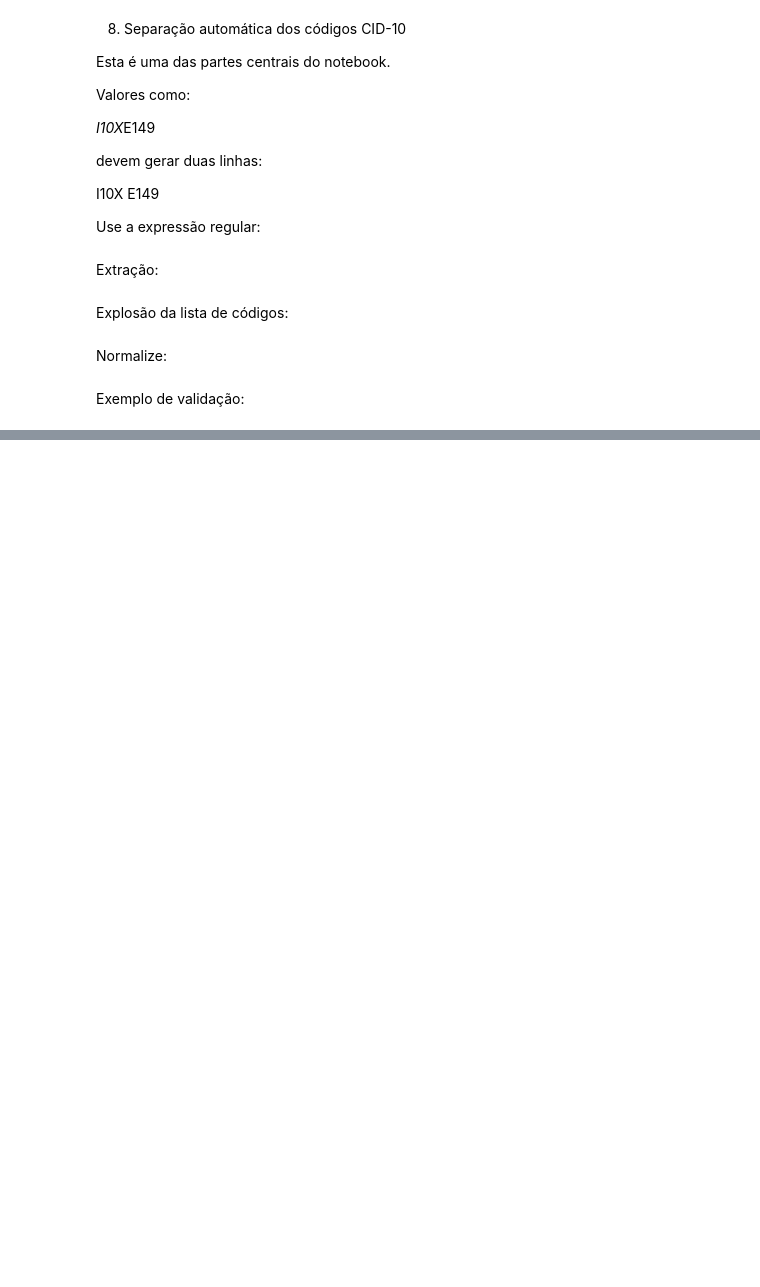
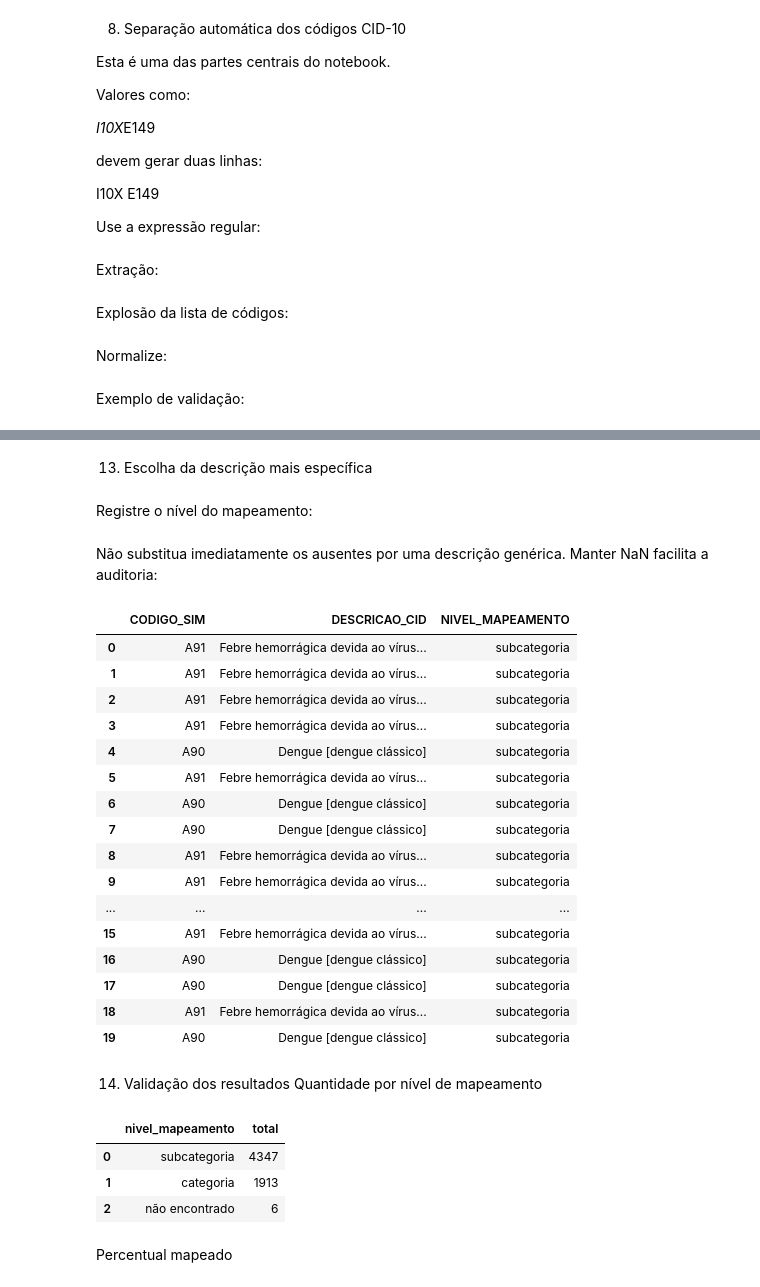
Before and after one commit to renatobdo/doutorado, a Jupyter notebook: 02_normalizacao_cid_sim.ipynb, the cells around one changed output, grey strips where cells are left out. Drawn from its saved outputs; the diff is of its cells as text; code cells hidden in the pictures; blank space fills up the shorter version.

```diff
--- a/02_normalizacao_cid_sim.ipynb
+++ b/02_normalizacao_cid_sim.ipynb
@@ -321,0 +446,8 @@ df_causas_separadas[
+# %%
+df_categorias_raw = ler_csv_cid(
+    CAMINHO_CATEGORIAS
+)
+
+df_subcategorias_raw = ler_csv_cid(
+    CAMINHO_SUBCATEGORIAS
+)
@@ -321,0 +623,15 @@ df_causas_separadas[
+# %% [markdown]
+13. Escolha da descrição mais específica
+# %%
+df_causas_enriquecidas["DESCRICAO_CID"] = (
+    df_causas_enriquecidas[
+        "DESCRICAO_SUBCATEGORIA"
+    ]
+    .fillna(
+        df_causas_enriquecidas[
+            "DESCRICAO_CATEGORIA"
+        ]
+    )
+)
+# %% [markdown]
+Registre o nível do mapeamento:
@@ -321,0 +655,49 @@ df_causas_separadas[
+# %% [markdown]
+Não substitua imediatamente os ausentes por uma descrição genérica. Manter NaN facilita a auditoria:
+# %%
+df_causas_enriquecidas[
+    [
+        "CODIGO_SIM",
+        "DESCRICAO_CID",
+        "NIVEL_MAPEAMENTO"
+    ]
+].head(20)
+# %% [output]
+|  | CODIGO_SIM | DESCRICAO_CID | NIVEL_MAPEAMENTO |
+| 0 | A91 | Febre hemorrágica devida ao vírus... | subcategoria |
+| 1 | A91 | Febre hemorrágica devida ao vírus... | subcategoria |
+| 2 | A91 | Febre hemorrágica devida ao vírus... | subcategoria |
+| 3 | A91 | Febre hemorrágica devida ao vírus... | subcategoria |
+| 4 | A90 | Dengue [dengue clássico] | subcategoria |
+| 5 | A91 | Febre hemorrágica devida ao vírus... | subcategoria |
+| 6 | A90 | Dengue [dengue clássico] | subcategoria |
+| 7 | A90 | Dengue [dengue clássico] | subcategoria |
+| 8 | A91 | Febre hemorrágica devida ao vírus... | subcategoria |
+| 9 | A91 | Febre hemorrágica devida ao vírus... | subcategoria |
+| ... | ... | ... | ... |
+| 15 | A91 | Febre hemorrágica devida ao vírus... | subcategoria |
+| 16 | A90 | Dengue [dengue clássico] | subcategoria |
+| 17 | A90 | Dengue [dengue clássico] | subcategoria |
+| 18 | A91 | Febre hemorrágica devida ao vírus... | subcategoria |
+| 19 | A90 | Dengue [dengue clássico] | subcategoria |
+# %% [markdown]
+14. Validação dos resultados
+Quantidade por nível de mapeamento
+# %%
+resumo_mapeamento = (
+    df_causas_enriquecidas[
+        "NIVEL_MAPEAMENTO"
+    ]
+    .value_counts(dropna=False)
+    .rename_axis("nivel_mapeamento")
+    .reset_index(name="total")
+)
+
+resumo_mapeamento
+# %% [output]
+|  | nivel_mapeamento | total |
+| 0 | subcategoria | 4347 |
+| 1 | categoria | 1913 |
+| 2 | não encontrado | 6 |
+# %% [markdown]
+Percentual mapeado
```
Also changed, not shown: parts of 54 cells of this notebook.
